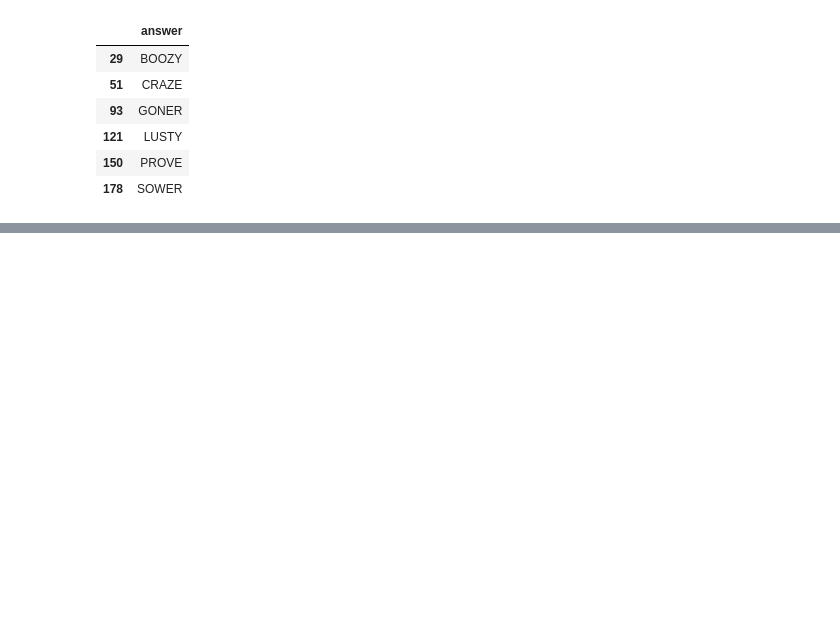
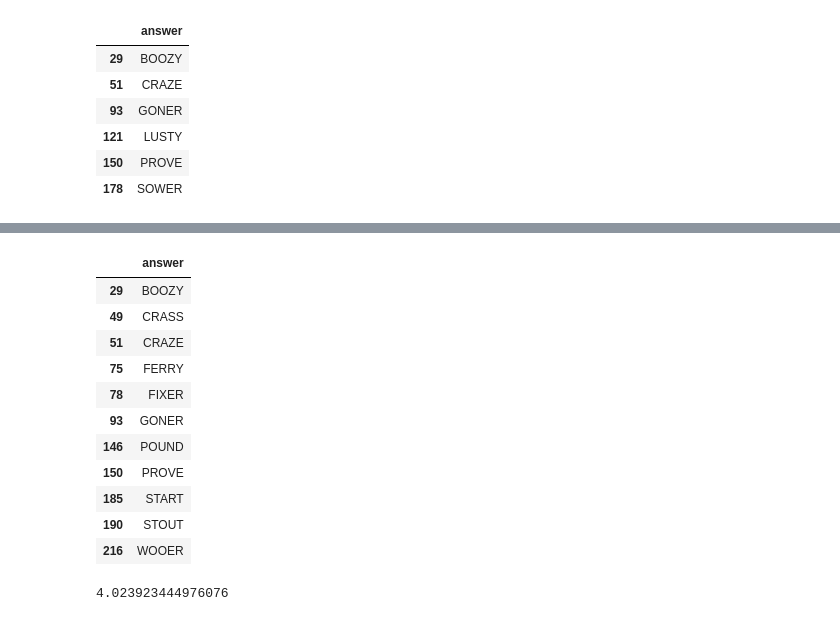
Before and after one commit to boompig/wordle-py, a Jupyter notebook: notebooks/Combinations.ipynb, the cells around one changed output, grey strips where cells are left out. Saved outputs shown, nothing was run; the diff lists cells and outputs as text; code cells hidden in the pictures; blank space fills up the shorter version.

```diff
--- a/notebooks/Combinations.ipynb
+++ b/notebooks/Combinations.ipynb
@@ -448,0 +515,19 @@ _[['answer']]
+# %%
+_[['answer']]
+# %% [output]
+|  | answer |
+| 29 | BOOZY |
+| 49 | CRASS |
+| 51 | CRAZE |
+| 75 | FERRY |
+| 78 | FIXER |
+| 93 | GONER |
+| 146 | POUND |
+| 150 | PROVE |
+| 185 | START |
+| 190 | STOUT |
+| 216 | WOOER |
+# %%
+solver_df3[solver_df3.is_solved].num_guesses.mean()
+# %% [output]
+4.023923444976076
```
Also changed, not shown: parts of 10 cells of this notebook, 4 other files.
